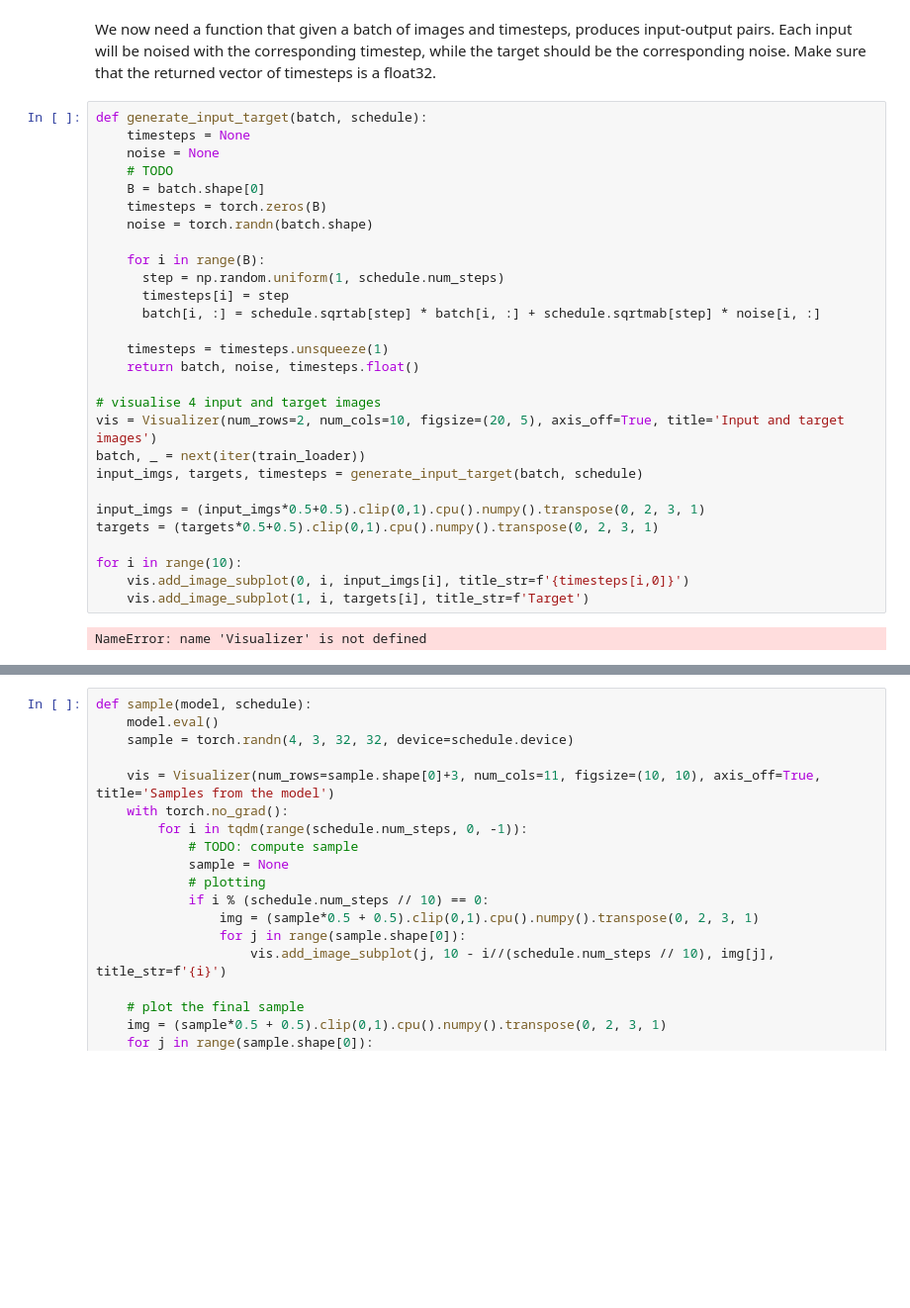
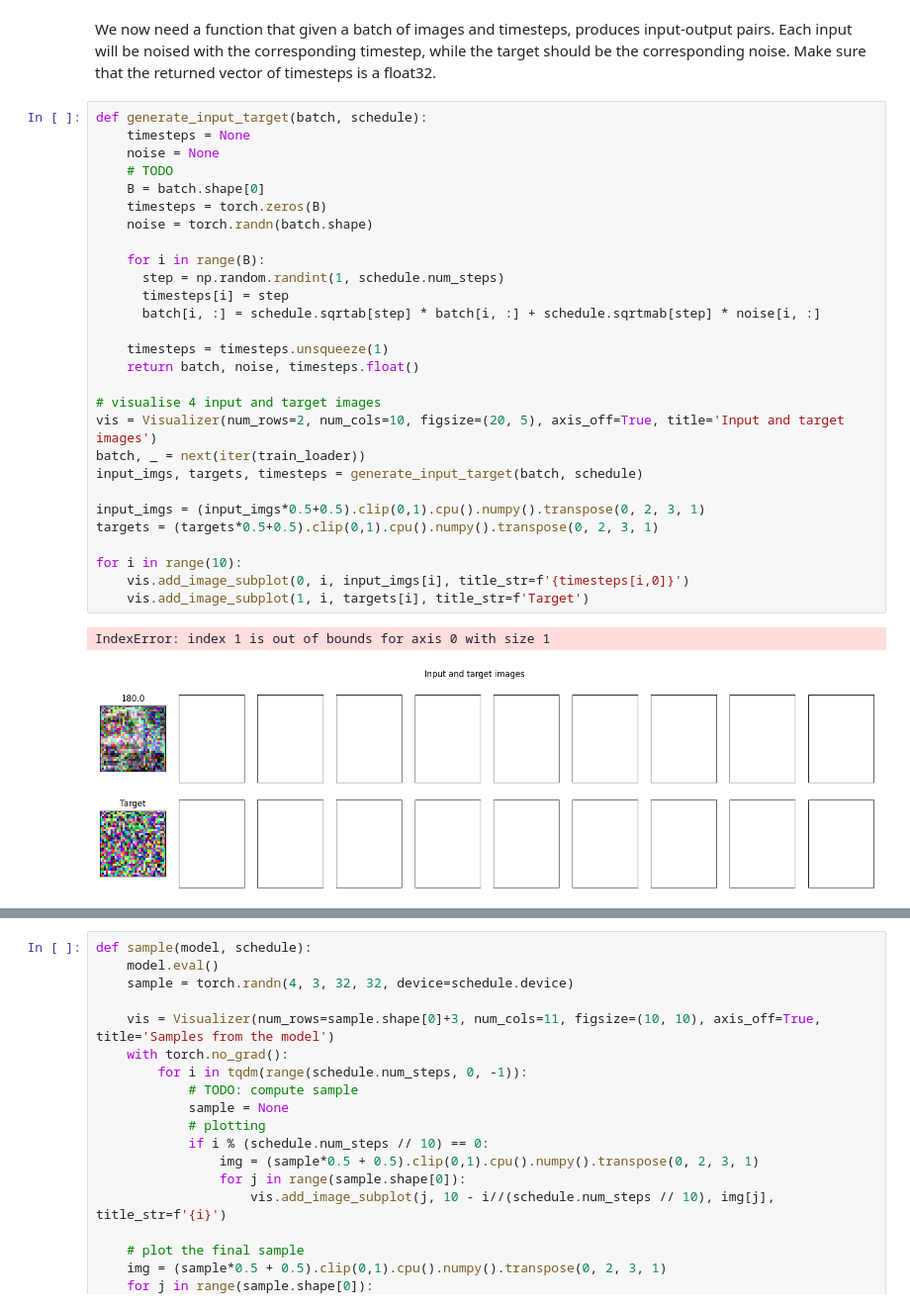
Before and after one commit to iceyxxx/Computer-Vision---Practical-1, a Jupyter notebook: practical3.ipynb, the cells around one changed output, grey strips where cells are left out. Shown at 99% size. Cells and saved outputs as stored; diff of their text form; blank space fills up the shorter version.

```diff
--- a/practical3.ipynb
+++ b/practical3.ipynb
@@ -387,33 +410,34 @@ We now need a function that given a batch of images and timesteps, produces inpu
 # %%
 def generate_input_target(batch, schedule):
     timesteps = None
     noise = None
     # TODO
     B = batch.shape[0]
     timesteps = torch.zeros(B)
     noise = torch.randn(batch.shape)
 
     for i in range(B):
-      step = np.random.uniform(1, schedule.num_steps)
+      step = np.random.randint(1, schedule.num_steps)
       timesteps[i] = step
       batch[i, :] = schedule.sqrtab[step] * batch[i, :] + schedule.sqrtmab[step] * noise[i, :]
 
     timesteps = timesteps.unsqueeze(1)
     return batch, noise, timesteps.float()
 
 # visualise 4 input and target images
 vis = Visualizer(num_rows=2, num_cols=10, figsize=(20, 5), axis_off=True, title='Input and target images')
 batch, _ = next(iter(train_loader))
 input_imgs, targets, timesteps = generate_input_target(batch, schedule)
 
 input_imgs = (input_imgs*0.5+0.5).clip(0,1).cpu().numpy().transpose(0, 2, 3, 1)
 targets = (targets*0.5+0.5).clip(0,1).cpu().numpy().transpose(0, 2, 3, 1)
 
 for i in range(10):
     vis.add_image_subplot(0, i, input_imgs[i], title_str=f'{timesteps[i,0]}')
     vis.add_image_subplot(1, i, targets[i], title_str=f'Target')
 # %% [output]
-NameError: name 'Visualizer' is not defined
+IndexError: index 1 is out of bounds for axis 0 with size 1
+[figure, added]
 # %% [markdown]
 We will first write a function to generate samples from the model that we can then use during training.
 Sampling works like this:
```
Also changed, not shown: parts of 10 cells of this notebook.
